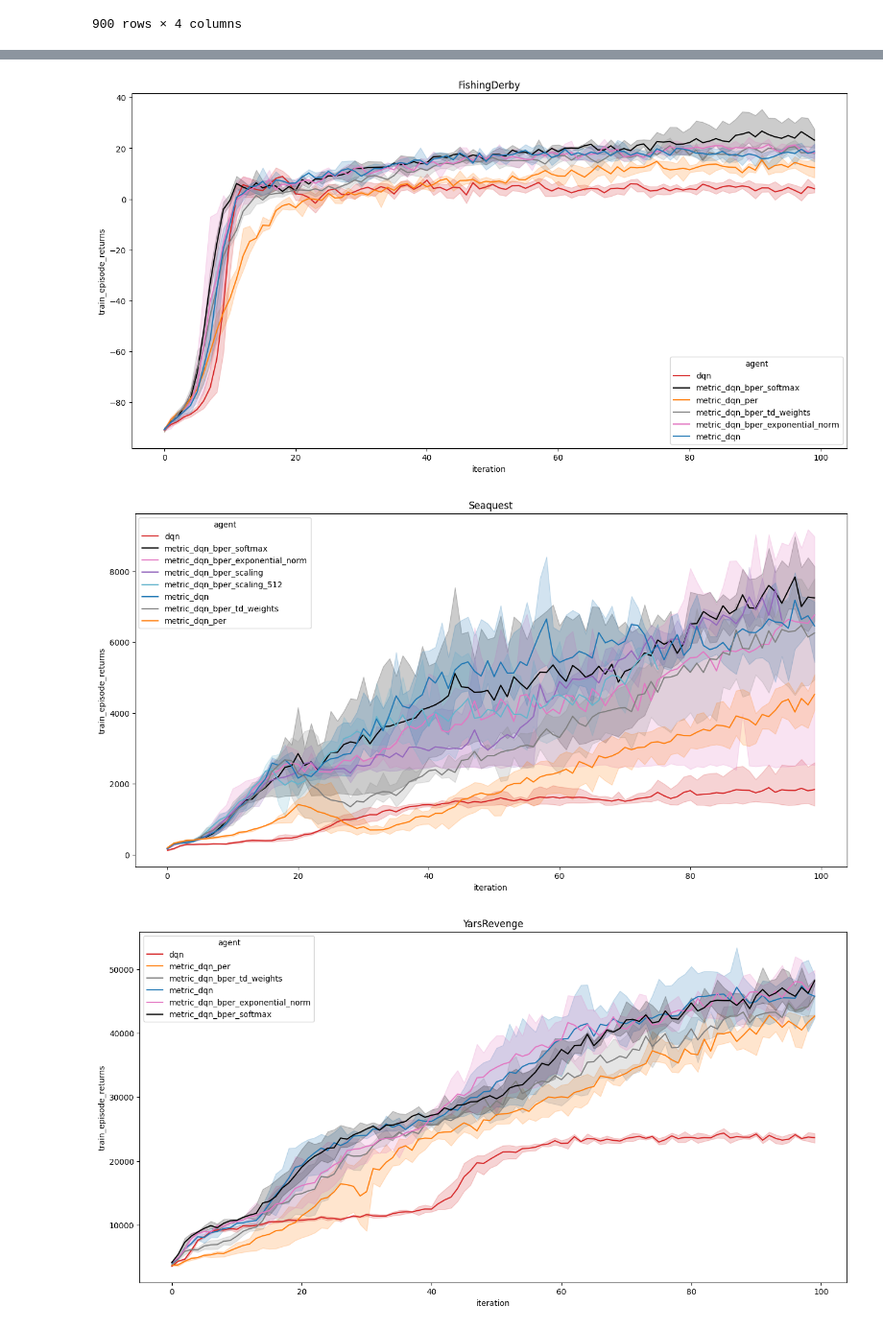
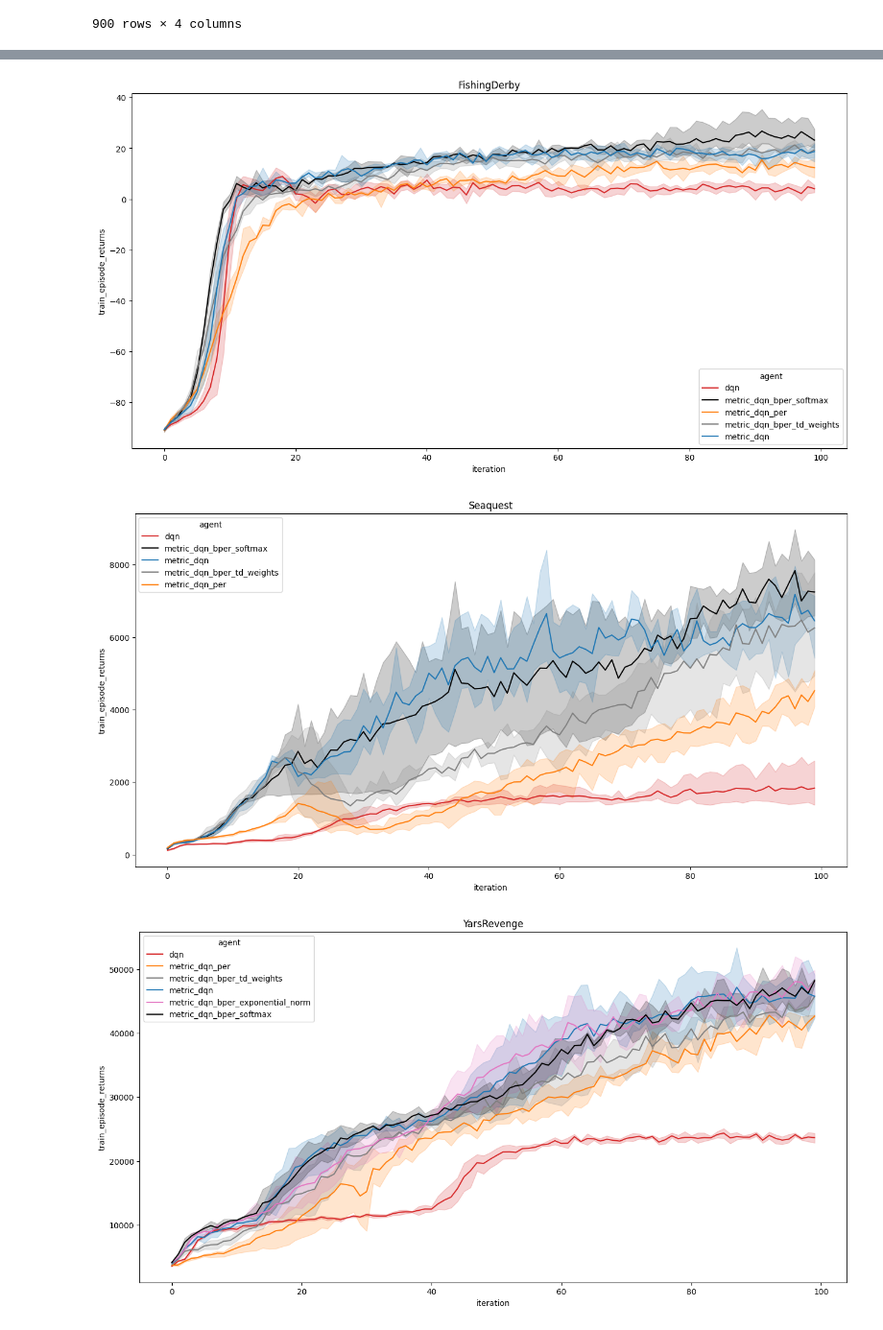
Before and after one commit to ZosoV/bisimulation-PER, a Jupyter notebook: jupyter_notebooks/load_statistics.ipynb, the cells around one changed output, grey strips where cells are left out. Shown at 96% size. Saved outputs shown, nothing was run; the diff lists cells and outputs as text; code cells hidden in the pictures.

```diff
--- a/jupyter_notebooks/load_statistics.ipynb
+++ b/jupyter_notebooks/load_statistics.ipynb
@@ -306,9 +311,12 @@ results = read_experiment( log_path = f"logs/{game}/",
                      parameter_set= collections.OrderedDict([
                          ('agent', ["metric_dqn",
                                     'metric_dqn_per',
+                                    # "metric_dqn_bper_scaling",
+                                    # "metric_dqn_bper_scaling_512",
                                     'metric_dqn_bper_softmax',
-                                    "metric_dqn_bper_exponential_norm",
-                                    "metric_dqn_bper_td_weights"]),
+                                    # "metric_dqn_bper_exponential_norm",
+                                    "metric_dqn_bper_td_weights"
+                                    ]),
                          ('run_number', ['118398', '711872', '919409']),
                      ]),
                      job_descriptor='{}/{}',
@@ -324,37 +332,38 @@ dataframes[game] = dataframes[game].merge(
 # Plot the baselines and my results
 plot_game(game = game, dataframes = dataframes)
 # %% [output]
-[figure, old version]
+[figure, new version]
 # %%
 # NOTE: Synchronize the results from the ssh server before runing the next cell
 
 game = 'Seaquest'
 results = read_experiment( log_path = f"logs/{game}/",
                      parameter_set= collections.OrderedDict([
                          ('agent', ["metric_dqn",
                                     'metric_dqn_per',
-                                    "metric_dqn_bper_scaling",
-                                    "metric_dqn_bper_scaling_512",
+                                    # "metric_dqn_bper_scaling",
+                                    # "metric_dqn_bper_scaling_512",
                                     'metric_dqn_bper_softmax',
                                     # 'metric_dqn_bper_softmax_weight',
-                                    "metric_dqn_bper_exponential_norm",
-                                    "metric_dqn_bper_td_weights"]),
+                                    # "metric_dqn_bper_exponential_norm",
+                                    "metric_dqn_bper_td_weights"
+                                    ]),
                          ('run_number', ['118398', '711872', '919409']),
                      ]),
                      job_descriptor='{}/{}',
                      summary_keys=['train_episode_returns'],)
 
 # Load dqn baseline data
 dataframes = load_baselines(load_path = 'outputs/baselines/dqn')
 
 # Merging the new results to the existing data frame
 dataframes[game] = dataframes[game].merge(
     results, how='outer')
 
 # Plot the baselines and my results
 plot_game(game = game, dataframes = dataframes)
 # %% [output]
-[figure, old version]
+[figure, new version]
 # %%
 # NOTE: Synchronize the results from the ssh server before runing the next cell
 
```
Also changed, not shown: parts of 4 cells of this notebook, 11 other files.
